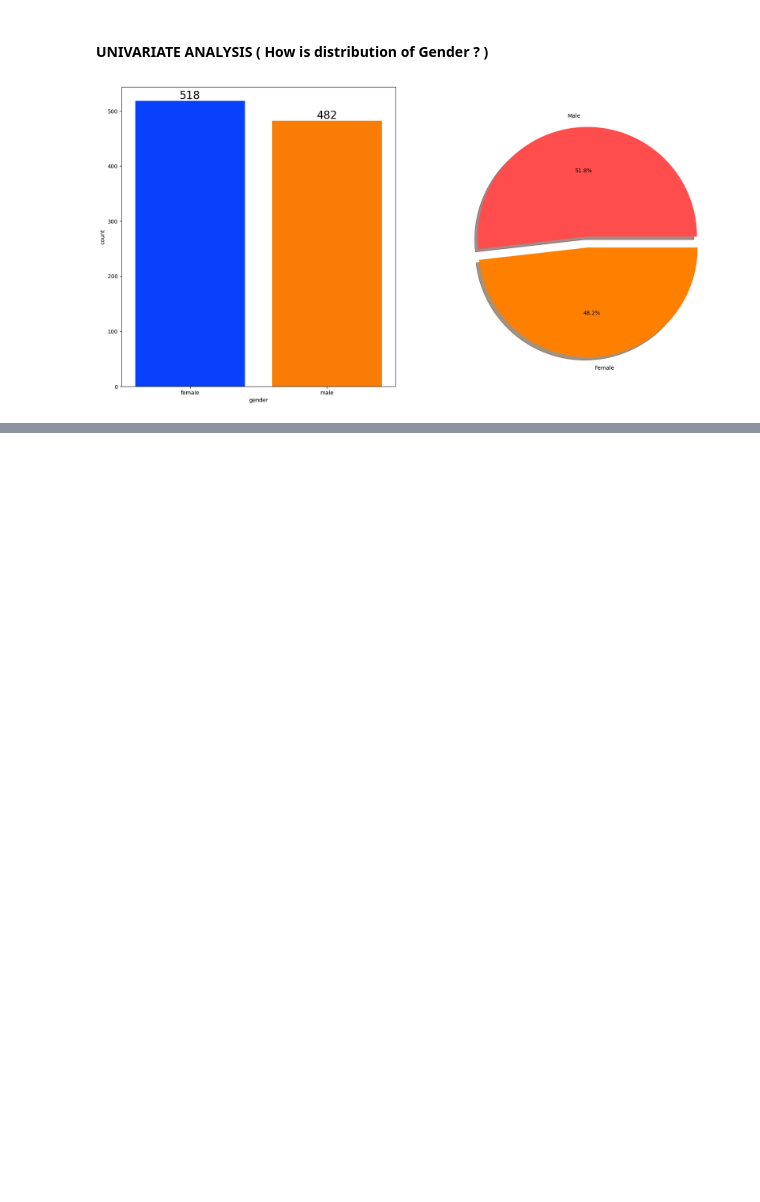
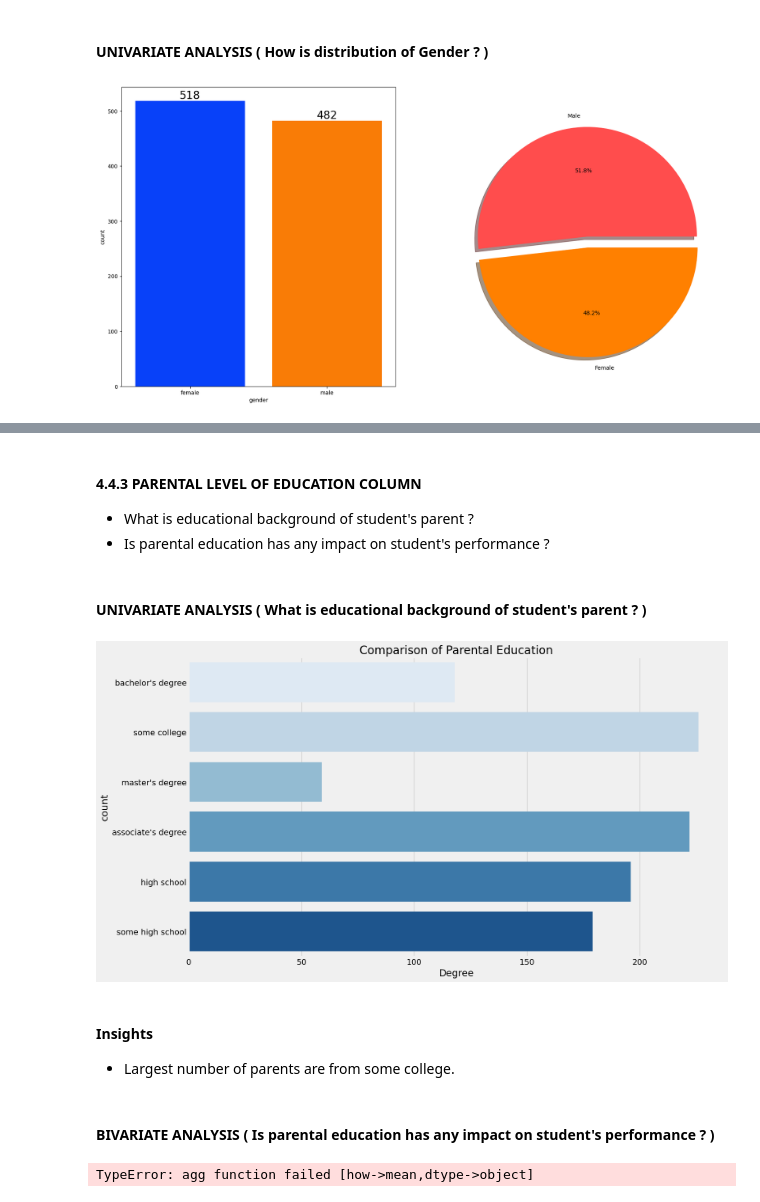
Before and after one commit to vignesh2914/ML_Student_Performance_Indicator, a Jupyter notebook: notebook/1 . EDA STUDENT PERFORMANCE .ipynb, the cells around one changed output, grey strips where cells are left out. Saved outputs shown, nothing was run; the diff lists cells and outputs as text; code cells hidden in the pictures; blank space fills up the shorter version.

```diff
--- a/notebook/1 . EDA STUDENT PERFORMANCE .ipynb
+++ b/notebook/1 . EDA STUDENT PERFORMANCE .ipynb
@@ -425,0 +550,34 @@ plt.show()
+# %% [markdown]
+
+
+#### 4.4.3 PARENTAL LEVEL OF EDUCATION COLUMN
+- What is educational background of student's parent ?
+- Is parental education has any impact on student's performance ?
+# %% [markdown]
+#### UNIVARIATE ANALYSIS ( What is educational background of student's parent ? )
+# %%
+plt.rcParams['figure.figsize'] = (15, 9)
+plt.style.use('fivethirtyeight')
+sns.countplot(df['parental_level_of_education'], palette = 'Blues')
+plt.title('Comparison of Parental Education', fontweight = 30, fontsize = 20)
+plt.xlabel('Degree')
+plt.ylabel('count')
+plt.show()
+# %% [output]
+[figure, added]
+# %% [markdown]
+#### Insights
+- Largest number of parents are from some college.
+# %% [markdown]
+
+
+#### BIVARIATE ANALYSIS ( Is parental education has any impact on student's performance ? )
+# %%
+df.groupby('parental_level_of_education').agg('mean').plot(kind='barh',figsize=(10,10))
+plt.legend(bbox_to_anchor=(1.05, 1), loc=2, borderaxespad=0.)
+plt.show()
+
+
+## this is an error code i explained below about this issue also check it out !!!!!!!!!!
+# %% [output]
+TypeError: agg function failed [how->mean,dtype->object]
```
Also changed, not shown: parts of 34 cells of this notebook.
